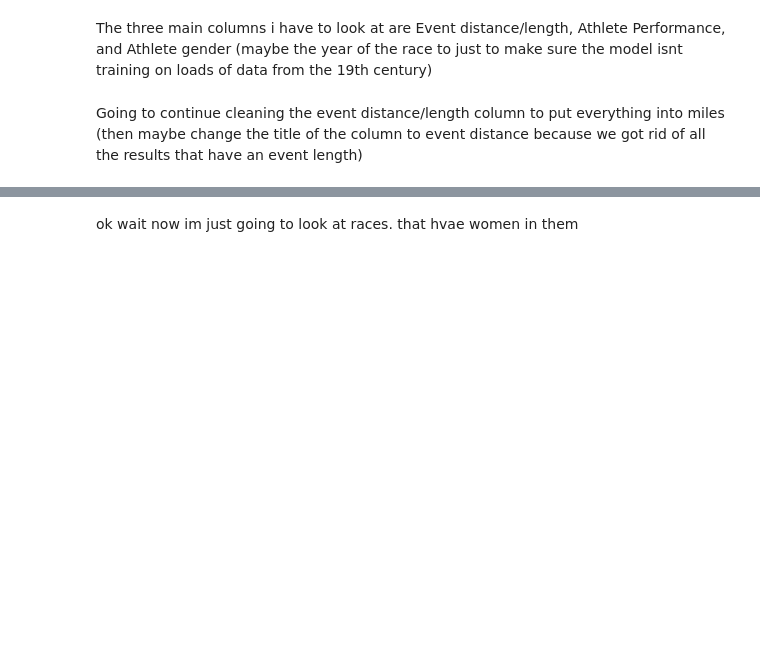
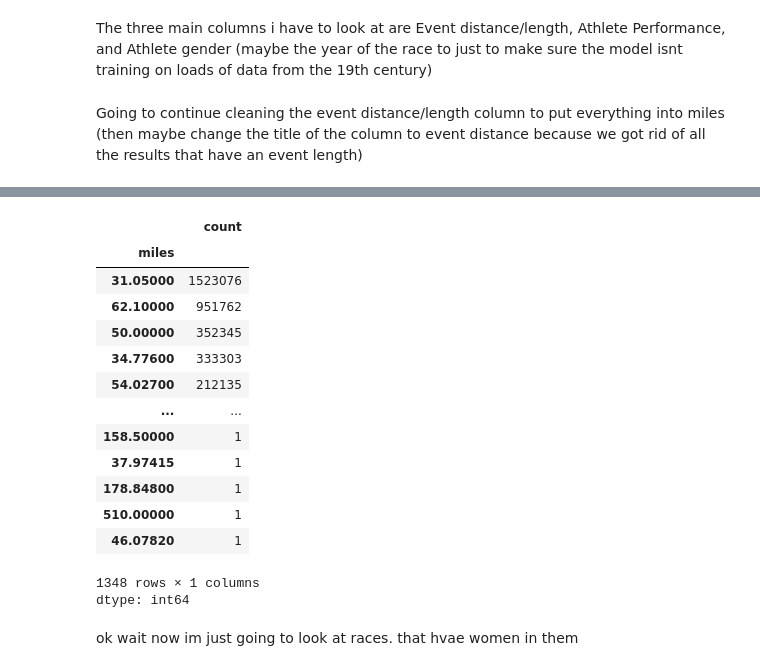
Before and after one commit to kendall-lucas25/women_endurance, a Jupyter notebook: DTSC_220_Final.ipynb, the cells around one changed output, grey strips where cells are left out. Cells and saved outputs as stored; diff of their text form; code cells hidden in the pictures; blank space fills up the shorter version.

```diff
--- a/DTSC_220_Final.ipynb
+++ b/DTSC_220_Final.ipynb
@@ -355,2 +384,20 @@ Going to continue cleaning the event distance/length column to put everything in
+# %%
+df['miles'].value_counts()
+# %% [output]
+|  | count |
+| miles |  |
+| 31.05000 | 1523076 |
+| 62.10000 | 951762 |
+| 50.00000 | 352345 |
+| 34.77600 | 333303 |
+| 54.02700 | 212135 |
+| ... | ... |
+| 158.50000 | 1 |
+| 37.97415 | 1 |
+| 178.84800 | 1 |
+| 510.00000 | 1 |
+| 46.07820 | 1 |
+1348 rows × 1 columns
+dtype: int64
 # %% [markdown]
 ok wait now im just going to look at races. that hvae women in them
```
Also changed, not shown: parts of 6 cells of this notebook.
